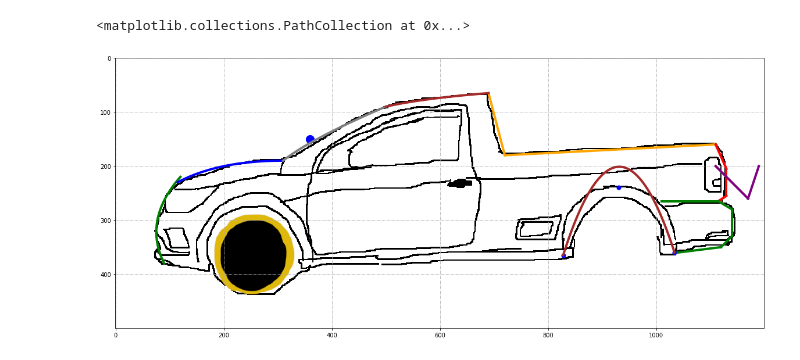
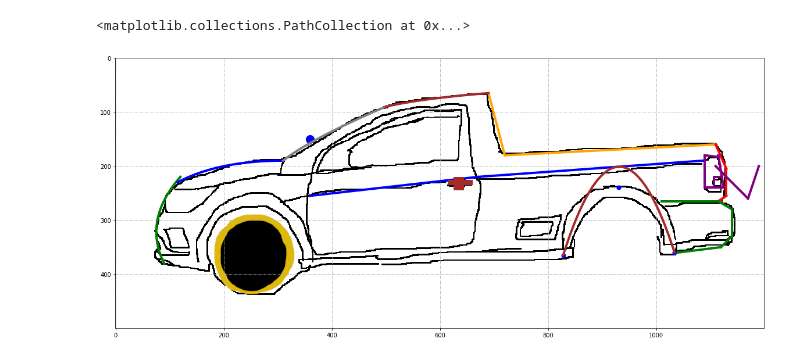
Before and after one commit to BCC-Allan/Carro_grafico, a Jupyter notebook: bezier.ipynb, the cells around one changed output. Cells and saved outputs as stored; diff of their text form; code cells hidden in the pictures.

```diff
--- a/bezier.ipynb
+++ b/bezier.ipynb
@@ -129,31 +129,86 @@ ax.plot(traseira1, traseira2,
         traseira5, traseira6,
         color='red', linewidth=4.0, linestyle='-')
 
 ax.plot(parachoqueTraseiro1, parachoqueTraseiro2,
         parachoqueTraseiro3, parachoqueTraseiro4,
         parachoqueTraseiro5, parachoqueTraseiro6,
         parachoqueTraseiro7, parachoqueTraseiro8,
         parachoqueTraseiro9, parachoqueTraseiro10,
         color='green', linewidth=4.0, linestyle='-')
 
 
 ax.plot(lanternaTraseira1, lanternaTraseira2,
         lanternaTraseira3, lanternaTraseira4,
         color='purple', linewidth=4.0, linestyle='-')
 
+
+lanternaTraseira1 = (1090, 1115) # x, x
+lanternaTraseira2 = (180, 183) # y, y
+
+lanternaTraseira3 = (1090, 1090) # x, x
+lanternaTraseira4 = (180, 240) # y, y
+
+lanternaTraseira5 = (1115, 1125) # x, x
+lanternaTraseira6 = (180, 240) # y, y
+
+lanternaTraseira7 = (1090, 1125) # x, x
+lanternaTraseira8 = (240, 240) # y, y
+
+lanternaTraseira9 = (1107, 1107) # x, x
+lanternaTraseira10 = (240, 220) # y, y
+
+lanternaTraseira11 = (1107, 1122) # x, x
+lanternaTraseira12 = (220, 220) # y, y
+
+
+ax.plot(lanternaTraseira1, lanternaTraseira2,
+        lanternaTraseira3, lanternaTraseira4,
+        lanternaTraseira5, lanternaTraseira6,
+        lanternaTraseira7, lanternaTraseira8,
+        lanternaTraseira9, lanternaTraseira10,
+        lanternaTraseira11, lanternaTraseira12,
+        color='purple', linewidth=4.0, linestyle='-')
+
+
+
+
+
+corpoCarro1 = (670, 1086) # x, x
+corpoCarro2 = (220, 190) # y, y
+
+corpoCarro3 = (360, 670) # x, x
+corpoCarro4 = (255, 220) # y, y
+
+ax.plot(corpoCarro1, corpoCarro2,
+        corpoCarro3, corpoCarro4,
+        color='blue', linewidth=4.0, linestyle='-')
+
+macaneta1 = (655, 620) # x, x
+macaneta2 = (230, 230) # y, y
+
+macaneta11 = (635, 635) # x, x
+macaneta12 = (235, 230) # y, y
+
+ax.plot(macaneta1, macaneta2,
+        color='brown', linewidth=9.0, linestyle='-')
+
+ax.plot(macaneta11, macaneta12,
+        color='brown', linewidth=18.0, linestyle='-')
+
+
 ax.plot(X, Y, color='green', linewidth=4.0, linestyle='-') # Para dianteiro
 ax.plot(Xc, Yc, color='blue', linewidth=4.0, linestyle='-') # Para dianteiro
 ax.plot(Xj, Yj, color='grey', linewidth=4.0, linestyle='-') # Janela
 ax.plot(Xt, Yt, color='brown', linewidth=4.0, linestyle='-') # Teto
 ax.plot(Xrt, Yrt, color='brown', linewidth=4.0, linestyle='-') # Roda traseira
 
 
 
 
 
 ax.scatter(1034, 360, s=50, c="blue")
 ax.scatter(931, 240, s=50, c="blue")
 ax.scatter(828, 365, s=50, c="blue")
 # %% [output]
 <matplotlib.collections.PathCollection at 0x...>
-[figure, old version]
+[figure, new version]
```
